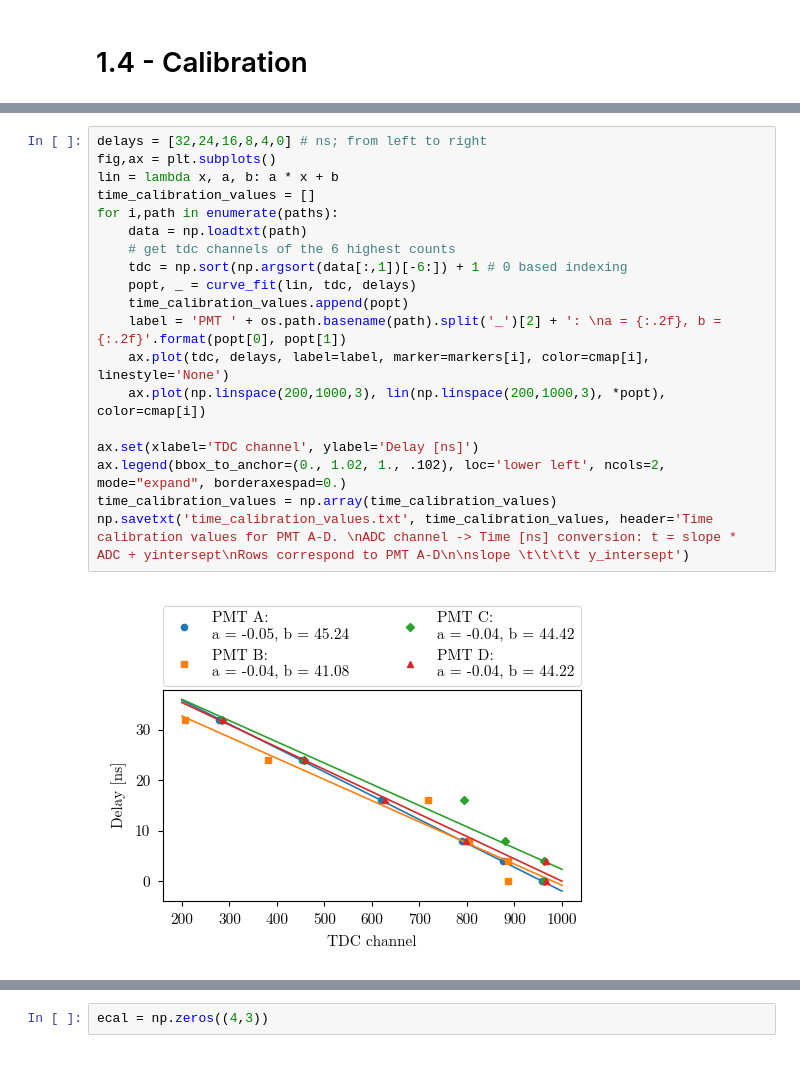
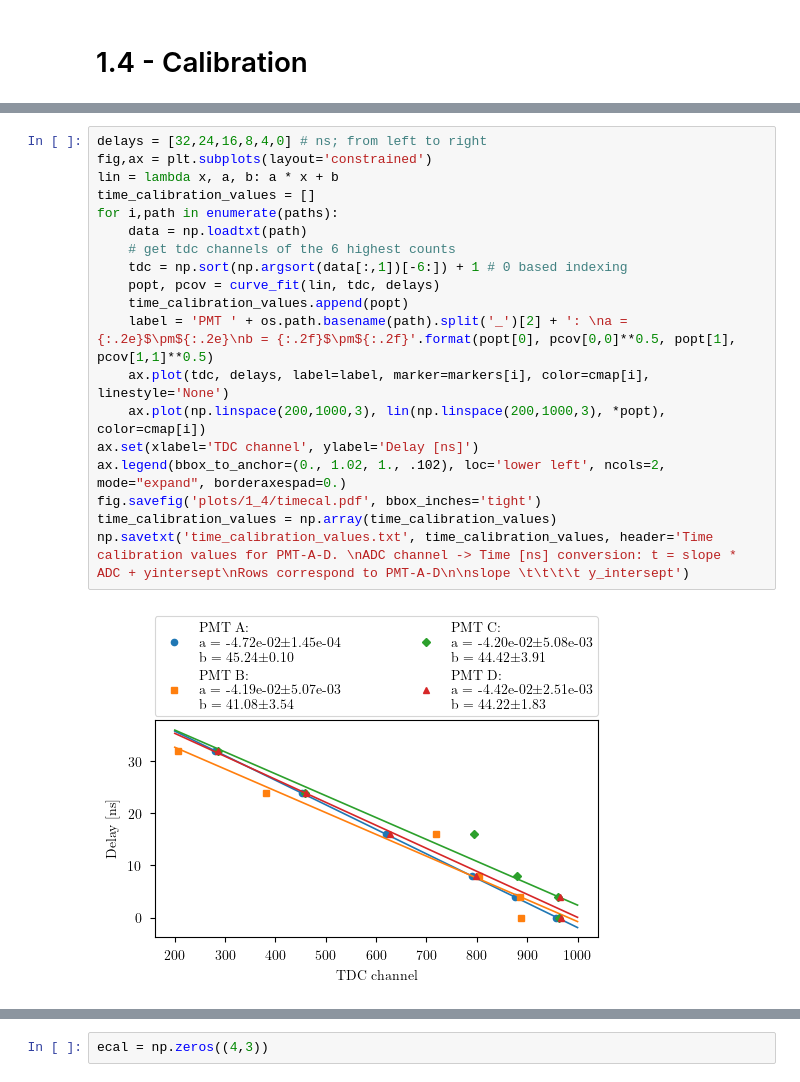
Before and after one commit to SteWey0/Fortgeschrittenenpraktikum, a Jupyter notebook: Cosmic radiation/analysis.ipynb, the cells around one changed output, grey strips where cells are left out. Cells and saved outputs as stored; diff of their text form.

```diff
--- a/Cosmic radiation/analysis.ipynb
+++ b/Cosmic radiation/analysis.ipynb
@@ -26,21 +38,21 @@ ax.set(xlabel='TDC channel', ylabel='Counts', xlim=(200, 1000), ylim=(0, 3000))
 # %%
 delays = [32,24,16,8,4,0] # ns; from left to right
-fig,ax = plt.subplots()
+fig,ax = plt.subplots(layout='constrained')
 lin = lambda x, a, b: a * x + b
 time_calibration_values = []
 for i,path in enumerate(paths):
     data = np.loadtxt(path)
     # get tdc channels of the 6 highest counts
     tdc = np.sort(np.argsort(data[:,1])[-6:]) + 1 # 0 based indexing
-    popt, _ = curve_fit(lin, tdc, delays)
+    popt, pcov = curve_fit(lin, tdc, delays)
     time_calibration_values.append(popt)
-    label = 'PMT ' + os.path.basename(path).split('_')[2] + ': \na = {:.2f}, b = {:.2f}'.format(popt[0], popt[1])
+    label = 'PMT ' + os.path.basename(path).split('_')[2] + ': \na = {:.2e}$\pm${:.2e}\nb = {:.2f}$\pm${:.2f}'.format(popt[0], pcov[0,0]**0.5, popt[1], pcov[1,1]**0.5)
     ax.plot(tdc, delays, label=label, marker=markers[i], color=cmap[i], linestyle='None')
     ax.plot(np.linspace(200,1000,3), lin(np.linspace(200,1000,3), *popt), color=cmap[i])
-
 ax.set(xlabel='TDC channel', ylabel='Delay [ns]')
 ax.legend(bbox_to_anchor=(0., 1.02, 1., .102), loc='lower left', ncols=2, mode="expand", borderaxespad=0.)
+fig.savefig('plots/1_4/timecal.pdf', bbox_inches='tight')
 time_calibration_values = np.array(time_calibration_values)
-np.savetxt('time_calibration_values.txt', time_calibration_values, header='Time calibration values for PMT A-D. \nADC channel -> Time [ns] conversion: t = slope * ADC + yintersept\nRows correspond to PMT A-D\n\nslope \t\t\t\t y_intersept')
+np.savetxt('time_calibration_values.txt', time_calibration_values, header='Time calibration values for PMT-A-D. \nADC channel -> Time [ns] conversion: t = slope * ADC + yintersept\nRows correspond to PMT-A-D\n\nslope \t\t\t\t y_intersept')
 # %% [output]
-[figure, old version]
+[figure, new version]
```
Also changed, not shown: parts of 21 cells of this notebook, 14 other files.
